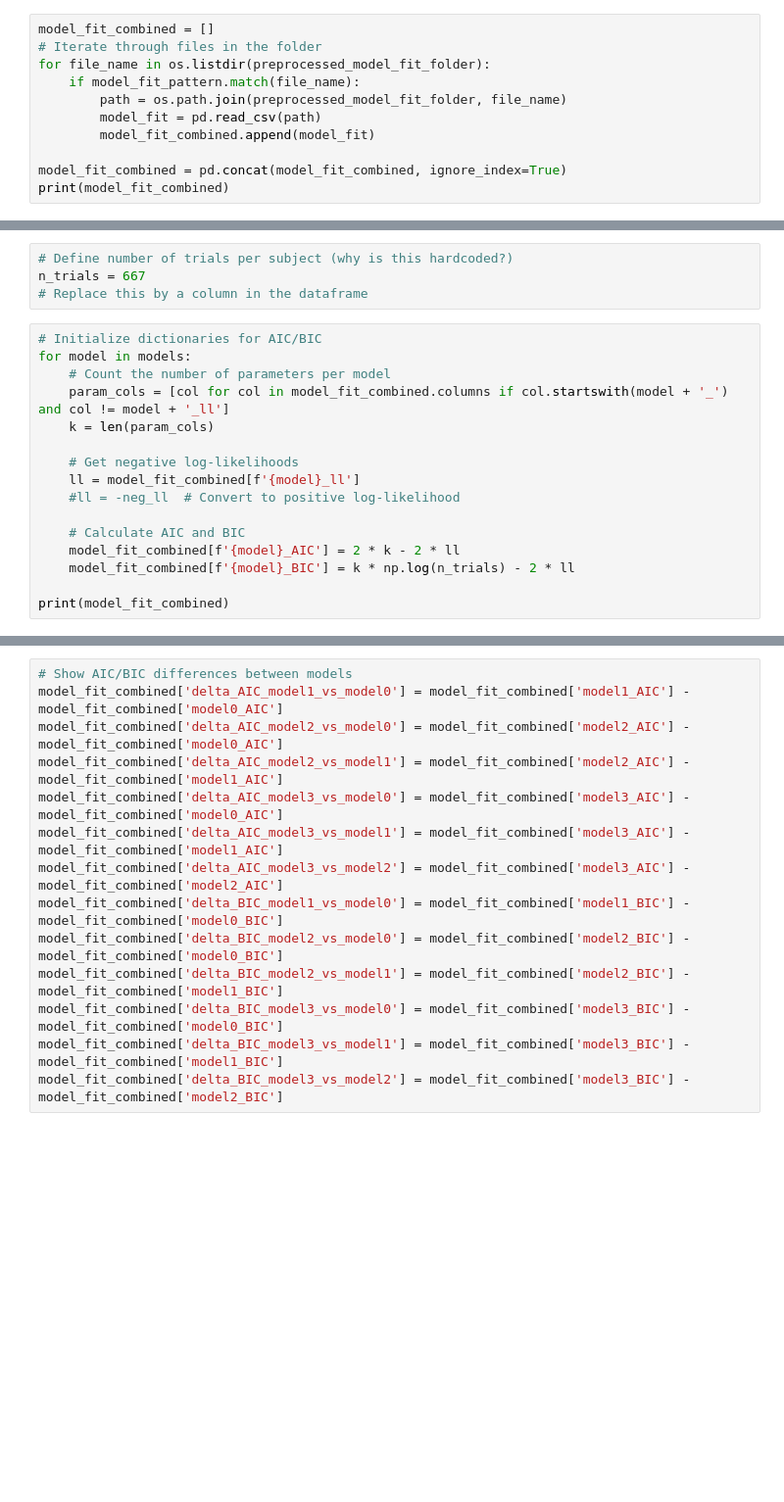
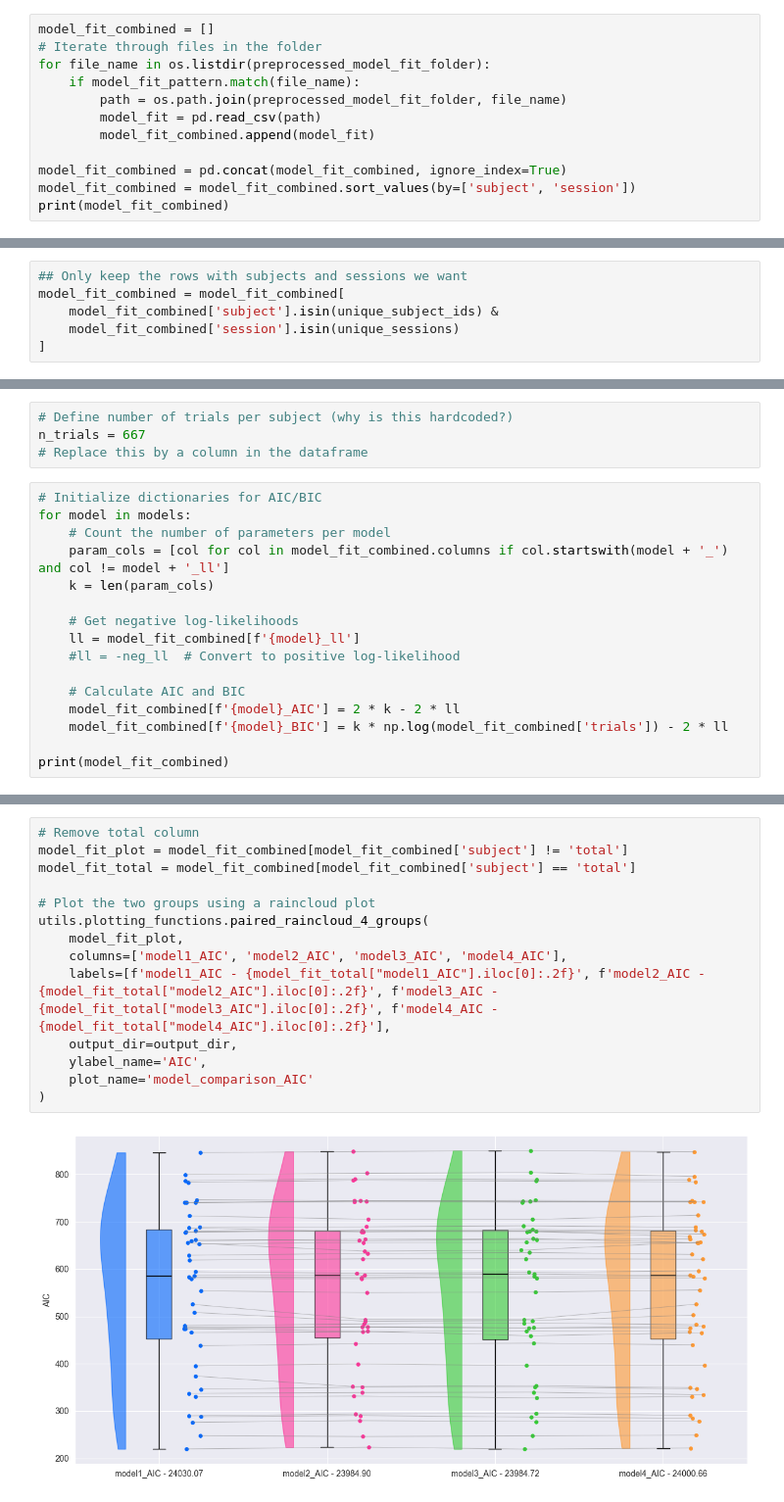
Before and after one commit to KTZ228/phd_1_analysis, a Jupyter notebook: analyses_behavioural/modelling/model_comparison.ipynb, the cells around one changed output, grey strips where cells are left out. Shown at 98% size. Saved outputs shown, nothing was run; the diff lists cells and outputs as text; blank space fills up the shorter version.

```diff
--- a/analyses_behavioural/modelling/model_comparison.ipynb
+++ b/analyses_behavioural/modelling/model_comparison.ipynb
@@ -16,5 +27,6 @@ for file_name in os.listdir(preprocessed_model_fit_folder):
         model_fit_combined.append(model_fit)
 
 model_fit_combined = pd.concat(model_fit_combined, ignore_index=True)
+model_fit_combined = model_fit_combined.sort_values(by=['subject', 'session'])
 print(model_fit_combined)
 # %% [output]
@@ -38,3 +50,9 @@ print(model_fit_combined)
+# %%
+## Only keep the rows with subjects and sessions we want
+model_fit_combined = model_fit_combined[
+    model_fit_combined['subject'].isin(unique_subject_ids) &
+    model_fit_combined['session'].isin(unique_sessions)
+]
 # %%
 # Automatically detect models
 models = [col.split('_')[0] for col in model_fit_combined.columns if '_ll' in col]
@@ -56,7 +74,7 @@ for model in models:
 
     # Calculate AIC and BIC
     model_fit_combined[f'{model}_AIC'] = 2 * k - 2 * ll
-    model_fit_combined[f'{model}_BIC'] = k * np.log(n_trials) - 2 * ll
+    model_fit_combined[f'{model}_BIC'] = k * np.log(model_fit_combined['trials']) - 2 * ll
 
 print(model_fit_combined)
 # %% [output]
@@ -118,14 +136,16 @@ print(model_fit_combined)
-# %%
-# Show AIC/BIC differences between models
-model_fit_combined['delta_AIC_model1_vs_model0'] = model_fit_combined['model1_AIC'] - model_fit_combined['model0_AIC']
-model_fit_combined['delta_AIC_model2_vs_model0'] = model_fit_combined['model2_AIC'] - model_fit_combined['model0_AIC']
-model_fit_combined['delta_AIC_model2_vs_model1'] = model_fit_combined['model2_AIC'] - model_fit_combined['model1_AIC']
-model_fit_combined['delta_AIC_model3_vs_model0'] = model_fit_combined['model3_AIC'] - model_fit_combined['model0_AIC']
-model_fit_combined['delta_AIC_model3_vs_model1'] = model_fit_combined['model3_AIC'] - model_fit_combined['model1_AIC']
-model_fit_combined['delta_AIC_model3_vs_model2'] = model_fit_combined['model3_AIC'] - model_fit_combined['model2_AIC']
-model_fit_combined['delta_BIC_model1_vs_model0'] = model_fit_combined['model1_BIC'] - model_fit_combined['model0_BIC']
-model_fit_combined['delta_BIC_model2_vs_model0'] = model_fit_combined['model2_BIC'] - model_fit_combined['model0_BIC']
-model_fit_combined['delta_BIC_model2_vs_model1'] = model_fit_combined['model2_BIC'] - model_fit_combined['model1_BIC']
-model_fit_combined['delta_BIC_model3_vs_model0'] = model_fit_combined['model3_BIC'] - model_fit_combined['model0_BIC']
-model_fit_combined['delta_BIC_model3_vs_model1'] = model_fit_combined['model3_BIC'] - model_fit_combined['model1_BIC']
-model_fit_combined['delta_BIC_model3_vs_model2'] = model_fit_combined['model3_BIC'] - model_fit_combined['model2_BIC']
+# %%
+# Remove total column
+model_fit_plot = model_fit_combined[model_fit_combined['subject'] != 'total']
+model_fit_total = model_fit_combined[model_fit_combined['subject'] == 'total']
+
+# Plot the two groups using a raincloud plot
+utils.plotting_functions.paired_raincloud_4_groups(
+    model_fit_plot,
+    columns=['model1_AIC', 'model2_AIC', 'model3_AIC', 'model4_AIC'],
+    labels=[f'model1_AIC - {model_fit_total["model1_AIC"].iloc[0]:.2f}', f'model2_AIC - {model_fit_total["model2_AIC"].iloc[0]:.2f}', f'model3_AIC - {model_fit_total["model3_AIC"].iloc[0]:.2f}', f'model4_AIC - {model_fit_total["model4_AIC"].iloc[0]:.2f}'],
+    output_dir=output_dir,
+    ylabel_name='AIC',
+    plot_name='model_comparison_AIC'
+)
+# %% [output]
+[figure, added]
```
Also changed, not shown: parts of 10 cells of this notebook, 10 other files.
